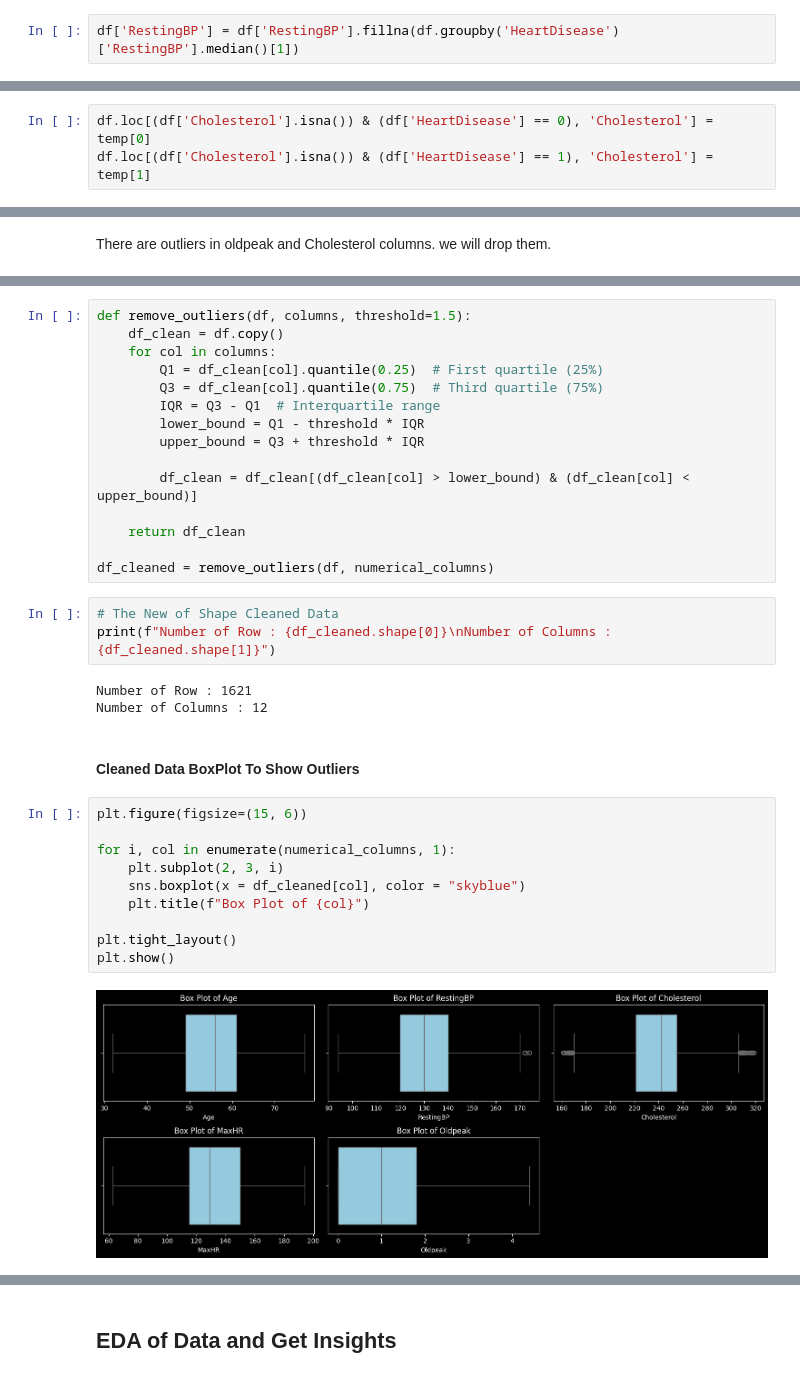
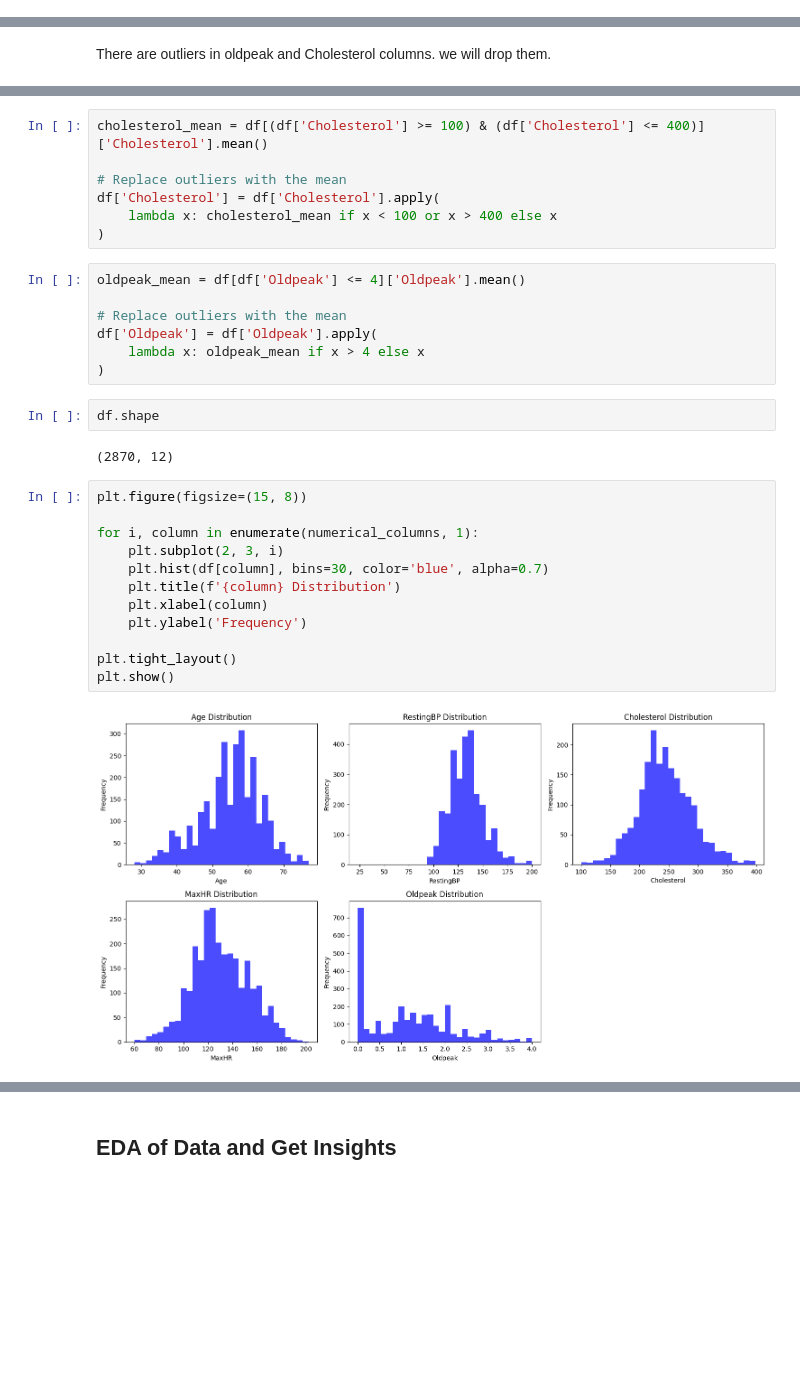
Before and after one commit to tawfikhammad/Heart-failure-app, a Jupyter notebook: Heart Failure Prediction.ipynb, the cells around one changed output, grey strips where cells are left out. Cells and saved outputs as stored; diff of their text form; blank space fills up the shorter version.

Commit message:
analysis data

```diff
--- a/Heart Failure Prediction.ipynb
+++ b/Heart Failure Prediction.ipynb
@@ -177,2 +358,0 @@ Fill Missing Value with median of people has Heart Disease
-# %%
-df['RestingBP'] = df['RestingBP'].fillna(df.groupby('HeartDisease')['RestingBP'].median()[1])
@@ -187,3 +358,0 @@ Name: Cholesterol, dtype: float64
-# %%
-df.loc[(df['Cholesterol'].isna()) & (df['HeartDisease'] == 0), 'Cholesterol'] = temp[0]
-df.loc[(df['Cholesterol'].isna()) & (df['HeartDisease'] == 1), 'Cholesterol'] = temp[1]
@@ -252,35 +401,32 @@ Cholesterol: 133 outliers detected
-# %%
-def remove_outliers(df, columns, threshold=1.5):
-    df_clean = df.copy()
-    for col in columns:
-        Q1 = df_clean[col].quantile(0.25)  # First quartile (25%)
-        Q3 = df_clean[col].quantile(0.75)  # Third quartile (75%)
-        IQR = Q3 - Q1  # Interquartile range
-        lower_bound = Q1 - threshold * IQR
-        upper_bound = Q3 + threshold * IQR
-
-        df_clean = df_clean[(df_clean[col] > lower_bound) & (df_clean[col] < upper_bound)]
-
-    return df_clean
-
-df_cleaned = remove_outliers(df, numerical_columns)
-# %%
-# The New of Shape Cleaned Data
-print(f"Number of Row : {df_cleaned.shape[0]}\nNumber of Columns : {df_cleaned.shape[1]}")
-# %% [output]
-Number of Row : 1621
-Number of Columns : 12
-# %% [markdown]
-#### Cleaned Data BoxPlot To Show Outliers
+# %%
+cholesterol_mean = df[(df['Cholesterol'] >= 100) & (df['Cholesterol'] <= 400)]['Cholesterol'].mean()
+
+# Replace outliers with the mean
+df['Cholesterol'] = df['Cholesterol'].apply(
+    lambda x: cholesterol_mean if x < 100 or x > 400 else x
+)
+# %%
+oldpeak_mean = df[df['Oldpeak'] <= 4]['Oldpeak'].mean()
+
+# Replace outliers with the mean
+df['Oldpeak'] = df['Oldpeak'].apply(
+    lambda x: oldpeak_mean if x > 4 else x
+)
+# %%
+df.shape
+# %% [output]
+(2870, 12)
 # %%
-plt.figure(figsize=(15, 6))
+plt.figure(figsize=(15, 8))
 
-for i, col in enumerate(numerical_columns, 1):
+for i, column in enumerate(numerical_columns, 1):
     plt.subplot(2, 3, i)
-    sns.boxplot(x = df_cleaned[col], color = "skyblue")
-    plt.title(f"Box Plot of {col}")
+    plt.hist(df[column], bins=30, color='blue', alpha=0.7)
+    plt.title(f'{column} Distribution')
+    plt.xlabel(column)
+    plt.ylabel('Frequency')
 
 plt.tight_layout()
 plt.show()
 # %% [output]
-[figure, old version]
+[figure, new version]
```
Also changed, not shown: parts of 89 cells of this notebook.
